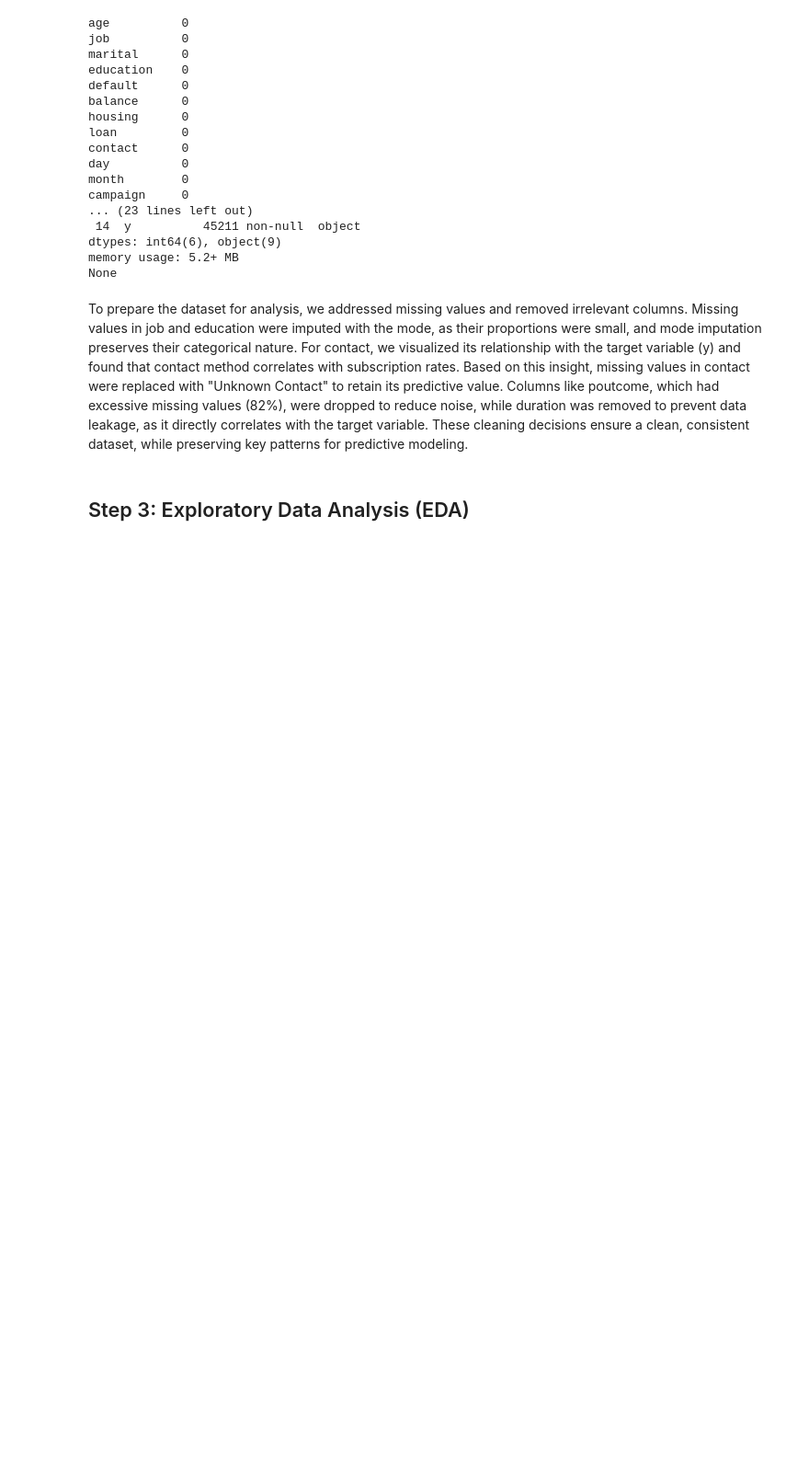
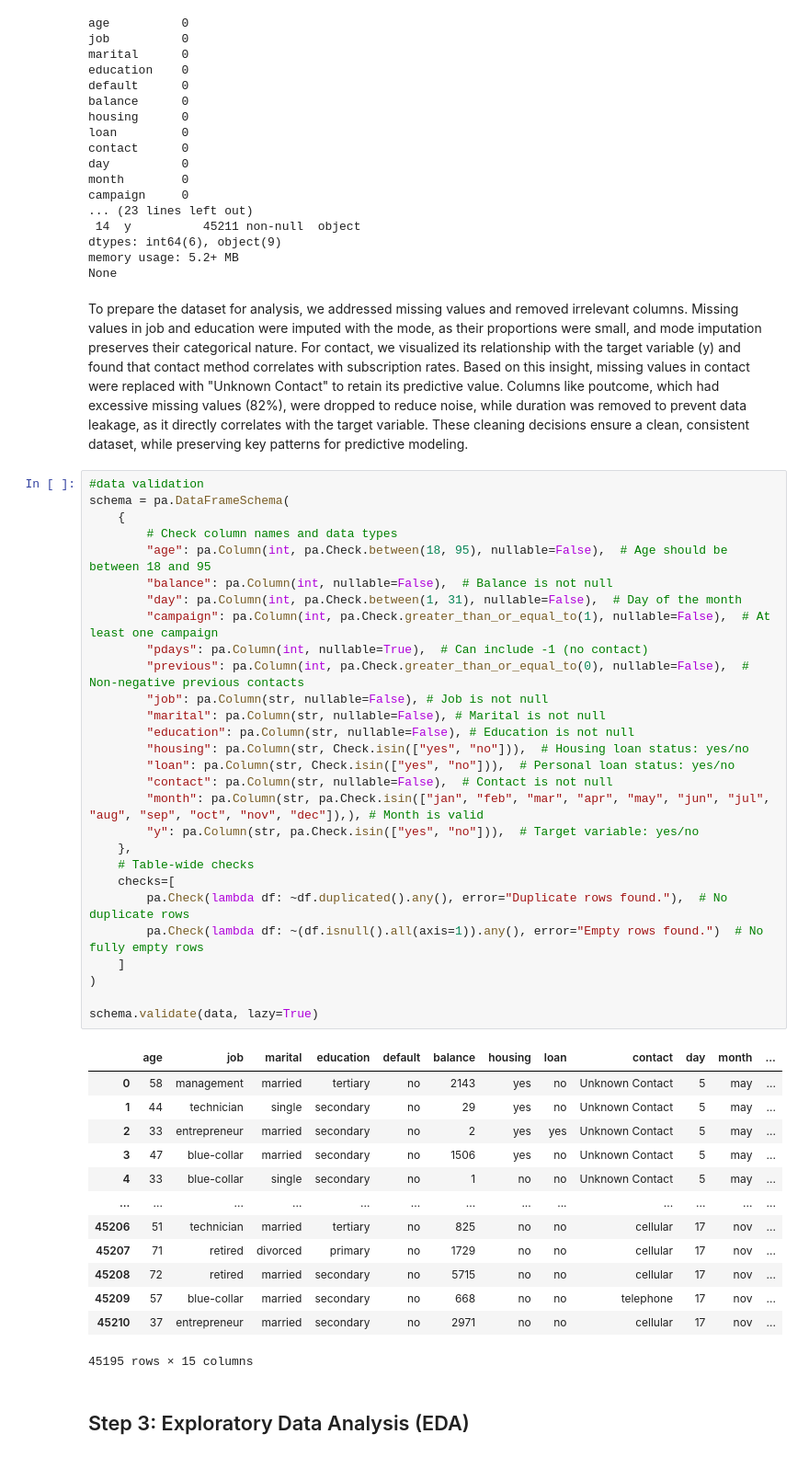
Before and after one commit to UBC-MDS/customer-term-deposits-predictor, a Jupyter notebook: analysis/analysis.ipynb, the cells around one changed output. Shown at 92% size. Saved outputs shown, nothing was run; the diff lists cells and outputs as text; blank space fills up the shorter version.

```diff
--- a/analysis/analysis.ipynb
+++ b/analysis/analysis.ipynb
@@ -147,6 +150,48 @@ memory usage: 5.2+ MB
 None
 # %% [markdown]
 To prepare the dataset for analysis, we addressed missing values and removed irrelevant columns. Missing values in job and education were imputed with the mode, as their proportions were small, and mode imputation preserves their categorical nature. For contact, we visualized its relationship with the target variable (y) and found that contact method correlates with subscription rates. Based on this insight, missing values in contact were replaced with "Unknown Contact" to retain its predictive value. Columns like poutcome, which had excessive missing values (82%), were dropped to reduce noise, while duration was removed to prevent data leakage, as it directly correlates with the target variable. These cleaning decisions ensure a clean, consistent dataset, while preserving key patterns for predictive modeling.
+# %%
+#data validation
+schema = pa.DataFrameSchema(
+    {
+        # Check column names and data types
+        "age": pa.Column(int, pa.Check.between(18, 95), nullable=False),  # Age should be between 18 and 95
+        "balance": pa.Column(int, nullable=False),  # Balance is not null
+        "day": pa.Column(int, pa.Check.between(1, 31), nullable=False),  # Day of the month
+        "campaign": pa.Column(int, pa.Check.greater_than_or_equal_to(1), nullable=False),  # At least one campaign
+        "pdays": pa.Column(int, nullable=True),  # Can include -1 (no contact)
+        "previous": pa.Column(int, pa.Check.greater_than_or_equal_to(0), nullable=False),  # Non-negative previous contacts
+        "job": pa.Column(str, nullable=False), # Job is not null
+        "marital": pa.Column(str, nullable=False), # Marital is not null
+        "education": pa.Column(str, nullable=False), # Education is not null
+        "housing": pa.Column(str, Check.isin(["yes", "no"])),  # Housing loan status: yes/no
+        "loan": pa.Column(str, Check.isin(["yes", "no"])),  # Personal loan status: yes/no
+        "contact": pa.Column(str, nullable=False),  # Contact is not null
+        "month": pa.Column(str, pa.Check.isin(["jan", "feb", "mar", "apr", "may", "jun", "jul", "aug", "sep", "oct", "nov", "dec"]),), # Month is valid
+        "y": pa.Column(str, pa.Check.isin(["yes", "no"])),  # Target variable: yes/no
+    },
+    # Table-wide checks
+    checks=[
+        pa.Check(lambda df: ~df.duplicated().any(), error="Duplicate rows found."),  # No duplicate rows
+        pa.Check(lambda df: ~(df.isnull().all(axis=1)).any(), error="Empty rows found.")  # No fully empty rows
+    ]
+)
+
+schema.validate(data, lazy=True)
+# %% [output]
+|  | age | job | marital | education | default | balance | housing | loan | contact | day | month | ... |
+| 0 | 58 | management | married | tertiary | no | 2143 | yes | no | Unknown Contact | 5 | may | ... |
+| 1 | 44 | technician | single | secondary | no | 29 | yes | no | Unknown Contact | 5 | may | ... |
+| 2 | 33 | entrepreneur | married | secondary | no | 2 | yes | yes | Unknown Contact | 5 | may | ... |
+| 3 | 47 | blue-collar | married | secondary | no | 1506 | yes | no | Unknown Contact | 5 | may | ... |
+| 4 | 33 | blue-collar | single | secondary | no | 1 | no | no | Unknown Contact | 5 | may | ... |
+| ... | ... | ... | ... | ... | ... | ... | ... | ... | ... | ... | ... | ... |
+| 45206 | 51 | technician | married | tertiary | no | 825 | no | no | cellular | 17 | nov | ... |
+| 45207 | 71 | retired | divorced | primary | no | 1729 | no | no | cellular | 17 | nov | ... |
+| 45208 | 72 | retired | married | secondary | no | 5715 | no | no | cellular | 17 | nov | ... |
+| 45209 | 57 | blue-collar | married | secondary | no | 668 | no | no | telephone | 17 | nov | ... |
+| 45210 | 37 | entrepreneur | married | secondary | no | 2971 | no | no | cellular | 17 | nov | ... |
+45195 rows × 15 columns
 # %% [markdown]
 ## Step 3: Exploratory Data Analysis (EDA)
 # %% [markdown]
```
Also changed, not shown: parts of 12 cells of this notebook.
